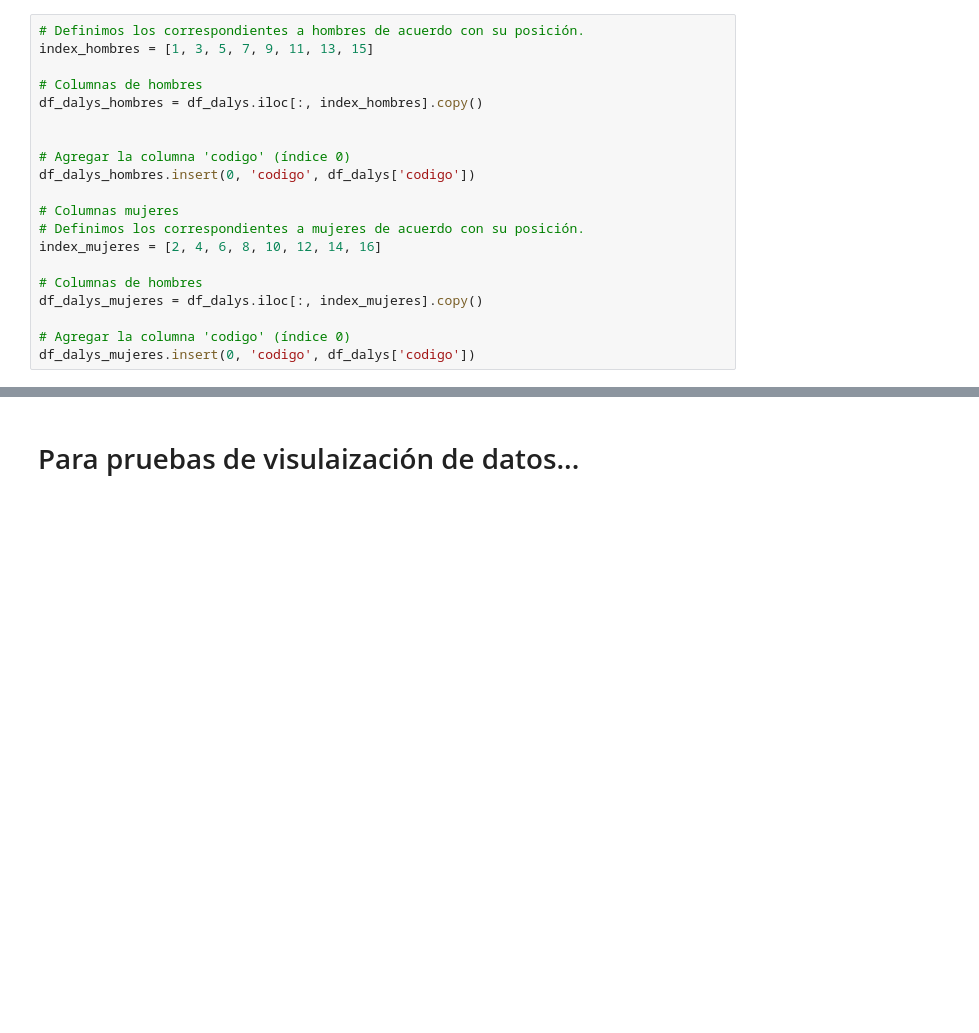
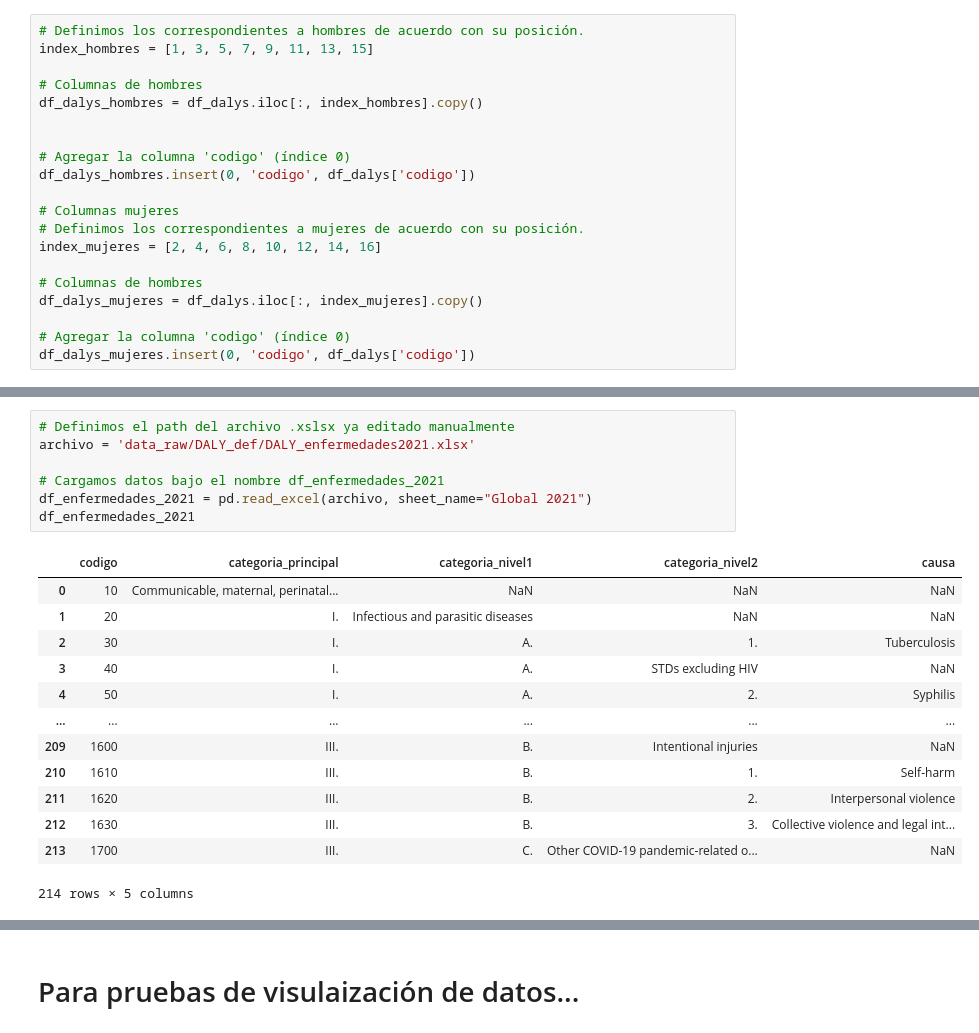
Before and after one commit to P-arsimony/DALY_DataAnalysis, a Jupyter notebook: Data_Cleaning_Def.ipynb, the cells around one changed output, grey strips where cells are left out. Saved outputs shown, nothing was run; the diff lists cells and outputs as text; blank space fills up the shorter version.

```diff
--- a/Data_Cleaning_Def.ipynb
+++ b/Data_Cleaning_Def.ipynb
@@ -271,0 +292,21 @@ df_dalys_hombres = pd.melt(
+# %%
+# Definimos el path del archivo .xslsx ya editado manualmente
+archivo = 'data_raw/DALY_def/DALY_enfermedades2021.xlsx'
+
+# Cargamos datos bajo el nombre df_enfermedades_2021
+df_enfermedades_2021 = pd.read_excel(archivo, sheet_name="Global 2021")
+df_enfermedades_2021
+# %% [output]
+|  | codigo | categoria_principal | categoria_nivel1 | categoria_nivel2 | causa |
+| 0 | 10 | Communicable, maternal, perinatal... | NaN | NaN | NaN |
+| 1 | 20 | I. | Infectious and parasitic diseases | NaN | NaN |
+| 2 | 30 | I. | A. | 1. | Tuberculosis |
+| 3 | 40 | I. | A. | STDs excluding HIV | NaN |
+| 4 | 50 | I. | A. | 2. | Syphilis |
+| ... | ... | ... | ... | ... | ... |
+| 209 | 1600 | III. | B. | Intentional injuries | NaN |
+| 210 | 1610 | III. | B. | 1. | Self-harm |
+| 211 | 1620 | III. | B. | 2. | Interpersonal violence |
+| 212 | 1630 | III. | B. | 3. | Collective violence and legal int... |
+| 213 | 1700 | III. | C. | Other COVID-19 pandemic-related o... | NaN |
+214 rows × 5 columns
```
Also changed, not shown: parts of 13 cells of this notebook, 1 other file.
